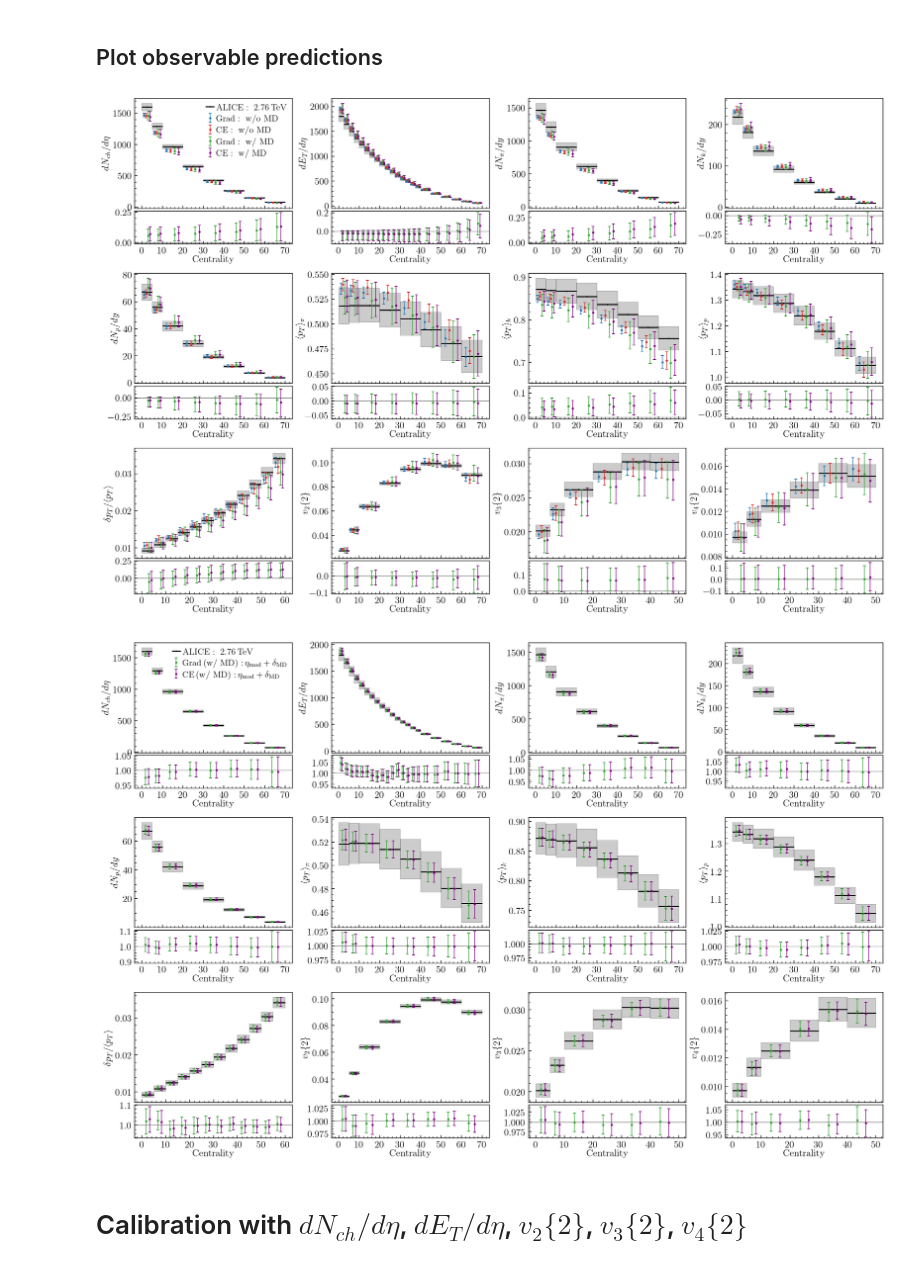
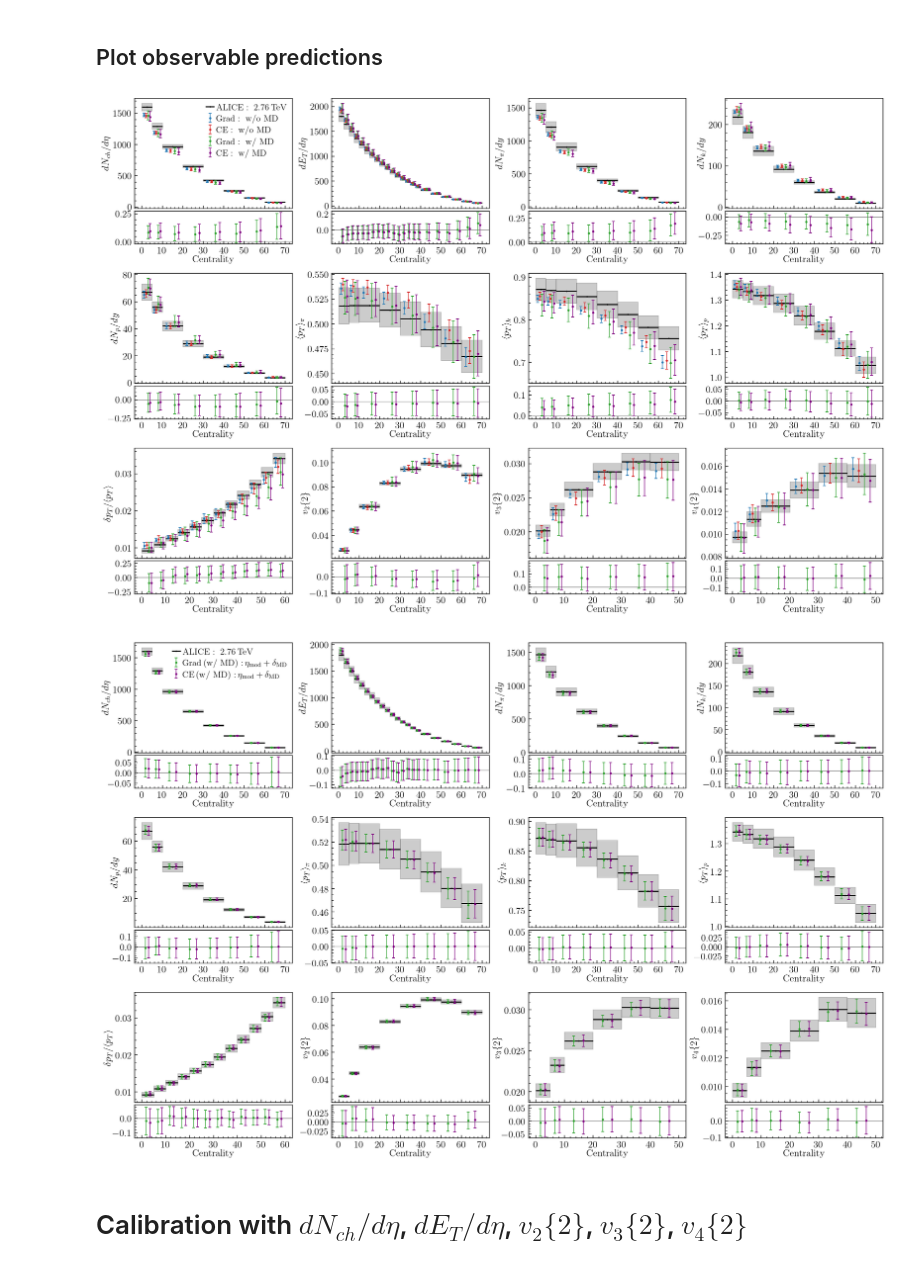
Before and after one commit to sjaiswal-tifr/ModelDiscrepancy, a Jupyter notebook: projects/arXiv_2509.19759/plots.ipynb, the cells around one changed output. Saved outputs shown, nothing was run; the diff lists cells and outputs as text; code cells hidden in the pictures.

```diff
--- a/projects/arXiv_2509.19759/plots.ipynb
+++ b/projects/arXiv_2509.19759/plots.ipynb
@@ -319,41 +298,33 @@ quantiles3 = np.loadtxt('mcmc_data/PbPb2760/Grad/all_obs/w_MD/quantiles_40000_mo
 quantiles4 = np.loadtxt('mcmc_data/PbPb2760/CE/all_obs/w_MD/quantiles_40000_model.txt')
 quantiles_list = [quantiles1, quantiles2, quantiles3, quantiles4]
 
-quantiles1 = np.loadtxt('mcmc_data/PbPb2760/Grad/all_obs/w_MD/quantiles_40000_GP.txt')
-quantiles2 = np.loadtxt('mcmc_data/PbPb2760/CE/all_obs/w_MD/quantiles_40000_GP.txt')
-expmean = np.abs(experimental_data[:,0])
-quantiles_error = [quantiles1/expmean, quantiles2/expmean]
-
-del quantiles1, quantiles2, quantiles3, quantiles4, expmean
-
-
-plot_obs(experimental_data, obs_bins, quantiles_list, quantiles_error, colors, obs_labels, legends,
-         fig_name='plots/obs.pdf', which = 'model')
+plot_obs(experimental_data, obs_bins, quantiles_list, colors, obs_labels, legends,
+         fig_name='plots/obs.pdf', error='show', error_all = 2)
 # %% [output]
-[figure, old version]
+[figure, new version]
 # %%
 # plot model + delta (GP) predictions with both Grad and CE
 
 quantiles1 = np.loadtxt('mcmc_data/PbPb2760/Grad/all_obs/w_MD/quantiles_40000_modelPlusGP.txt')
 quantiles2 = np.loadtxt('mcmc_data/PbPb2760/CE/all_obs/w_MD/quantiles_40000_modelPlusGP.txt')
 quantiles_list = [quantiles1, quantiles2]
 
 expmean = np.abs(experimental_data[:,0])
 quantiles_error = [quantiles1/expmean, quantiles2/expmean]
 
 del quantiles1, quantiles2, expmean
 
 colors = ['tab:green', '#800080']
 legends = [
     r'$\mathrm{ALICE}:\ 2.76\, \mathrm{TeV}$',
     r"$\mathrm{Grad\, (w/\ MD):\,} \eta_{\rm mod} + \delta_{\rm MD}$",
     r"$\mathrm{CE\, (w/\ MD):\,} \eta_{\rm mod} + \delta_{\rm MD}$",
 ]
 
-plot_obs(experimental_data, obs_bins, quantiles_list, quantiles_error, colors, obs_labels, legends,
-         fig_name='plots/obs_modelPlusDelta.pdf', which = 'modelPlusGP')
+plot_obs(experimental_data, obs_bins, quantiles_list, colors, obs_labels, legends,
+         fig_name='plots/obs_modelPlusDelta.pdf', error='show')
 # %% [output]
-[figure, old version]
+[figure, new version]
 # %% [markdown]
 # Calibration with $dN_{ch}/d\eta$, $dE_T/d\eta$, $v_2\{2\}$, $v_3\{2\}$, $v_4\{2\}$
 # %% [markdown]
```
Also changed, not shown: parts of 3 cells of this notebook, 2 other files.
